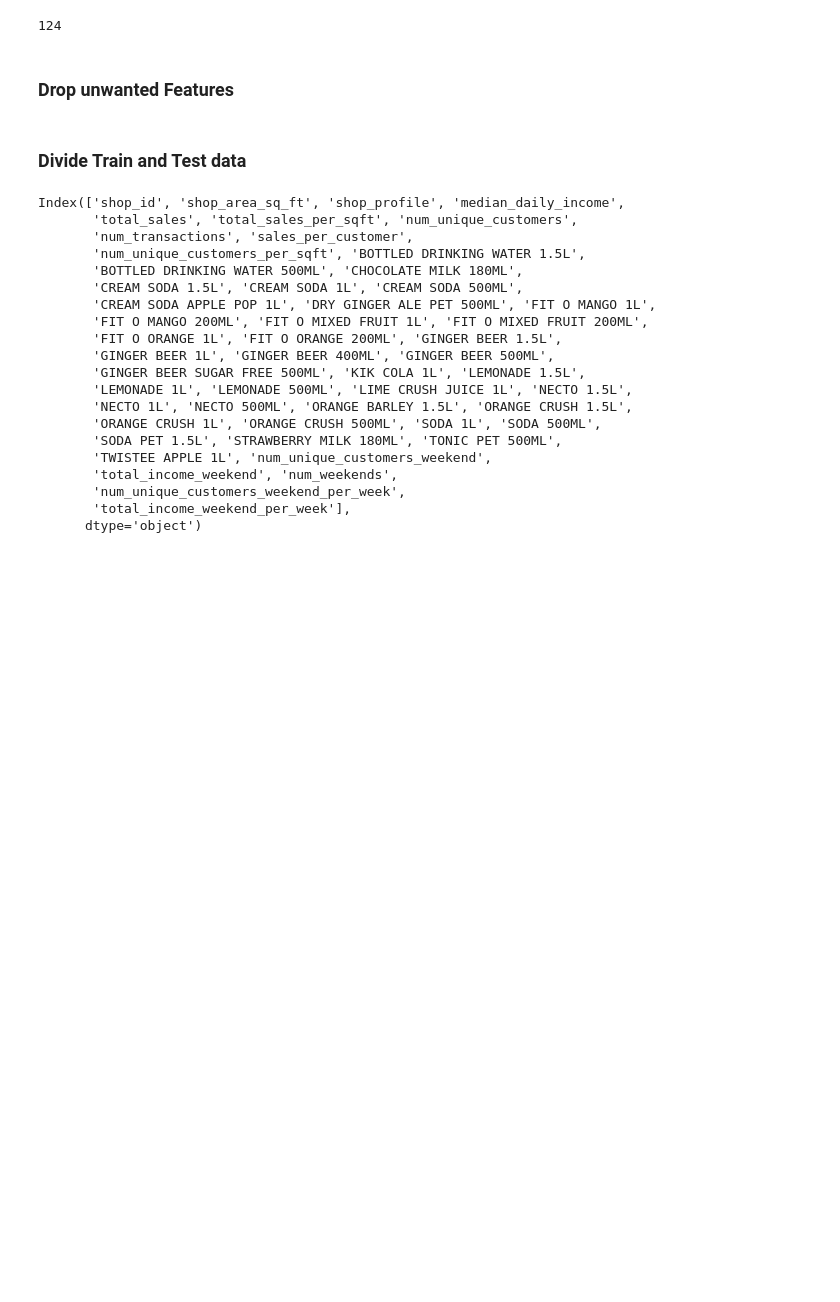
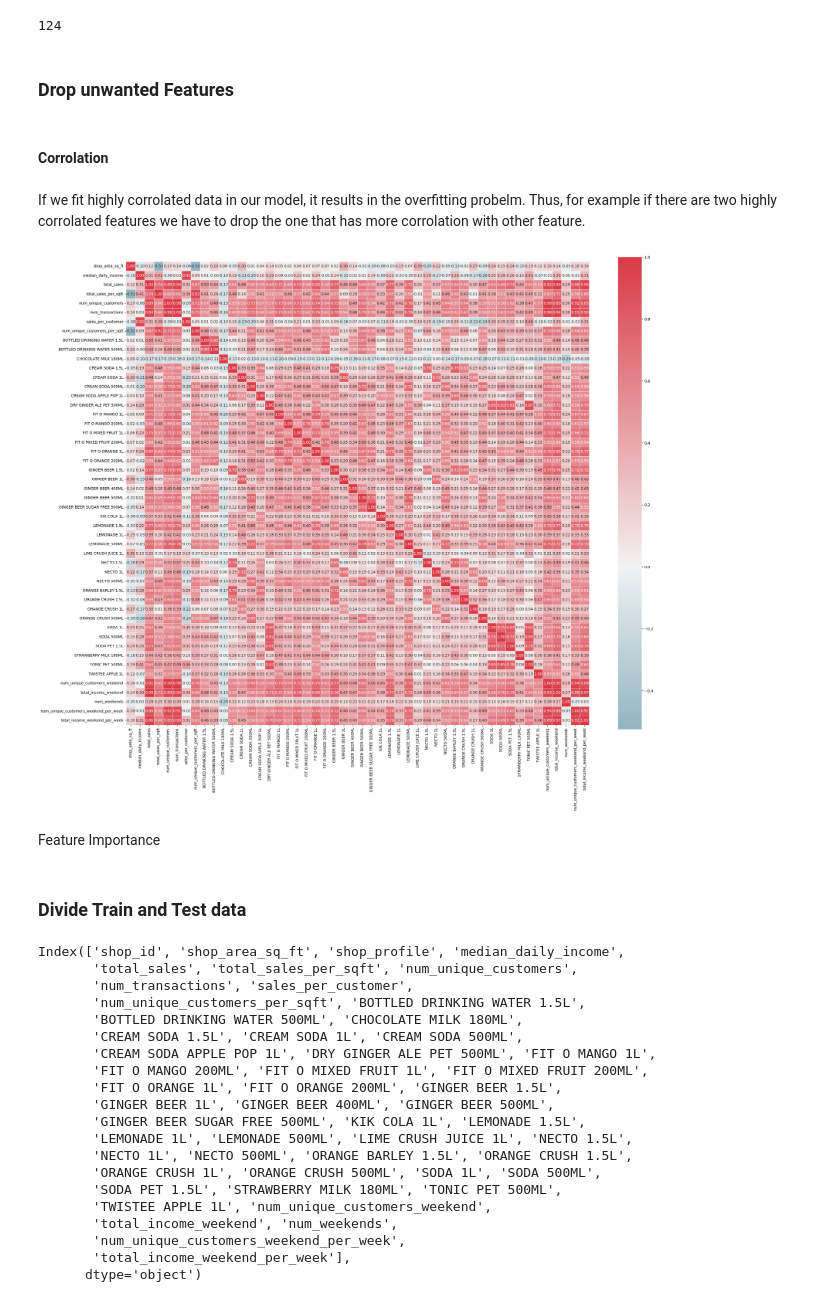
Before and after one commit to tharoosha/DataStorm077, a Jupyter notebook: Day4/Notebook04_new.ipynb, the cells around one changed output. Cells and saved outputs as stored; diff of their text form; code cells hidden in the pictures; blank space fills up the shorter version.

Commit message:
Add some graphs

```diff
--- a/Day4/Notebook04_new.ipynb
+++ b/Day4/Notebook04_new.ipynb
@@ -598,3 +594,25 @@ len(df1['shop_id'].unique().tolist())
 ### Drop unwanted Features
 # %%
 df.drop(['item_description', 'invoice_id','customer_id', 'month', 'day'], axis=1, inplace=True)
+# %% [markdown]
+#### Corrolation
+# %% [markdown]
+
+If we fit highly corrolated data in our model, it results in the overfitting probelm. Thus, for example if there are two highly corrolated features we have to drop the one that has more corrolation with other feature.
+# %%
+def HeatMap(df,x=True):
+        correlations = df.corr()
+        ## Create color map ranging between two colors
+        cmap = sns.diverging_palette(220, 10, as_cmap=True)
+        fig, ax = plt.subplots(figsize=(25, 25))
+        fig = sns.heatmap(correlations, cmap=cmap, vmax=1.0, center=0, fmt='.2f',square=True, linewidths=.5, annot=x, cbar_kws={"shrink": .75})
+        fig.set_xticklabels(fig.get_xticklabels(), rotation = 90, fontsize = 10)
+        fig.set_yticklabels(fig.get_yticklabels(), rotation = 0, fontsize = 10)
+        plt.tight_layout()
+        plt.show()
+
+HeatMap(df1,x=True)
+# %% [output]
+[figure, added]
+# %% [markdown]
+Feature Importance
```
Also changed, not shown: parts of 49 cells of this notebook.
